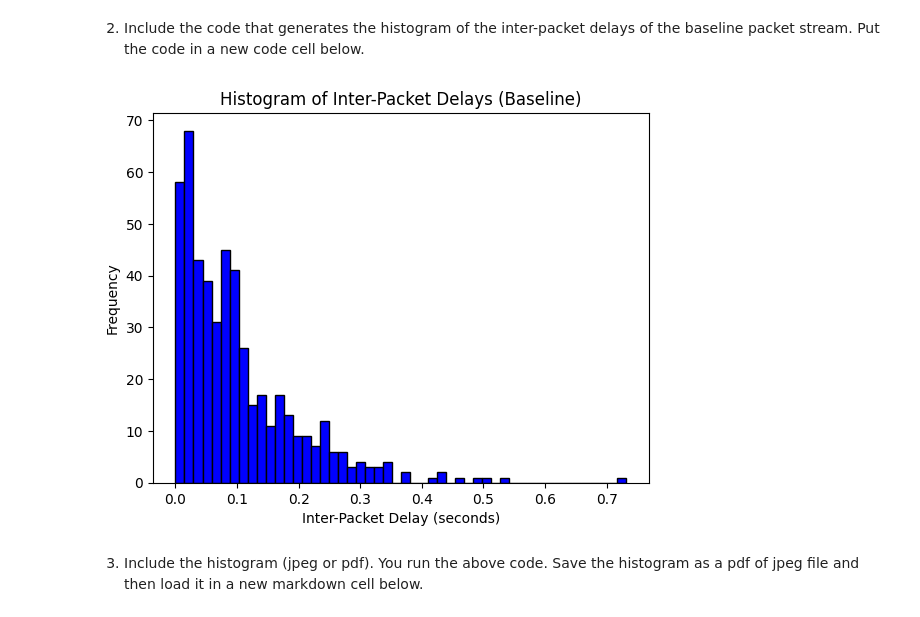
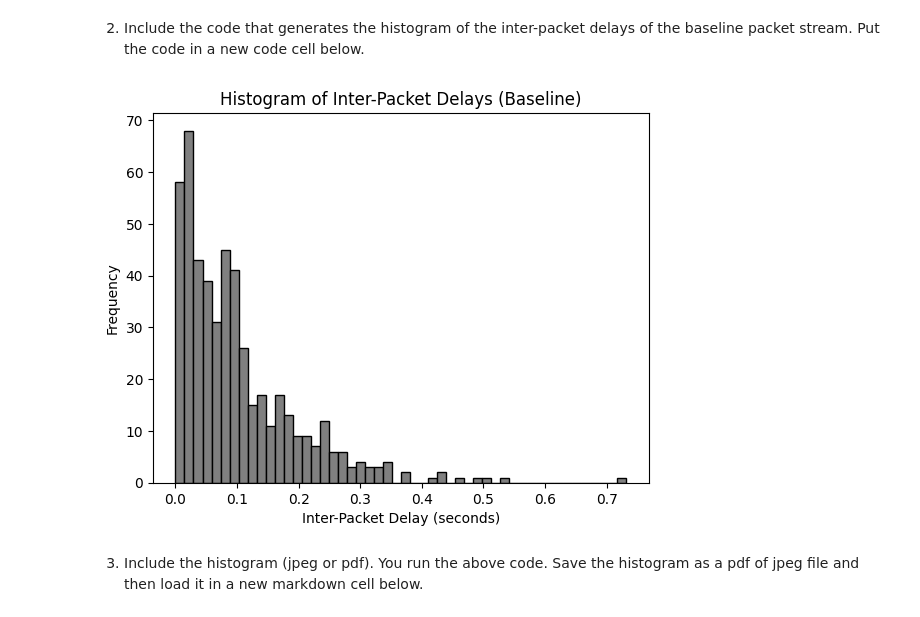
Before and after one commit to nguyjtra/test, a Jupyter notebook: ECS132_Project_Spring_2025_Draft.ipynb, the cells around one changed output. Cells and saved outputs as stored; diff of their text form; code cells hidden in the pictures.

```diff
--- a/ECS132_Project_Spring_2025_Draft.ipynb
+++ b/ECS132_Project_Spring_2025_Draft.ipynb
@@ -109,32 +120,26 @@ Write a Python code to plot the histogram of the **inter-packet delays** of the
 # %%
 # Import necessary libraries
 import pandas as pd
 import matplotlib.pyplot as plt
 
-# Step 1: Load the CSV file into a DataFrame
 file_path = 'Data/Traffic_data_orig.csv'
 data = pd.read_csv(file_path)
 
-# Step 2: Extract the packet times (assuming the column is named 'time')
-packet_times = data['Time']
+packet_times = data['Time'].tolist()
 
-# Step 3: Calculate the inter-packet delays
-inter_packet_delays = packet_times.diff()
+inter_packet_delays = []
+for i in range(1, len(packet_times)):
+    delay = packet_times[i] - packet_times[i - 1]
+    inter_packet_delays.append(delay)
 
-# Step 4: Remove the first NaN value
-inter_packet_delays = inter_packet_delays.dropna()
+plt.hist(inter_packet_delays, bins=50, color='gray', edgecolor='black')
 
-# Step 5: Plot the histogram
-plt.hist(inter_packet_delays, bins=50, color='blue', edgecolor='black')
-
-# Step 6: Add labels and title
 plt.xlabel('Inter-Packet Delay (seconds)')
 plt.ylabel('Frequency')
 plt.title('Histogram of Inter-Packet Delays (Baseline)')
 
-# Step 7: Show the plot
 plt.show()
 # %% [output]
-[figure, old version]
+[figure, new version]
 # %% [markdown]
 3. Include the histogram (jpeg or pdf). You run the above code. Save the histogram as a pdf of jpeg file and then load it in a new markdown cell below.
```
Also changed, not shown: parts of 26 cells of this notebook, 3 other files.
